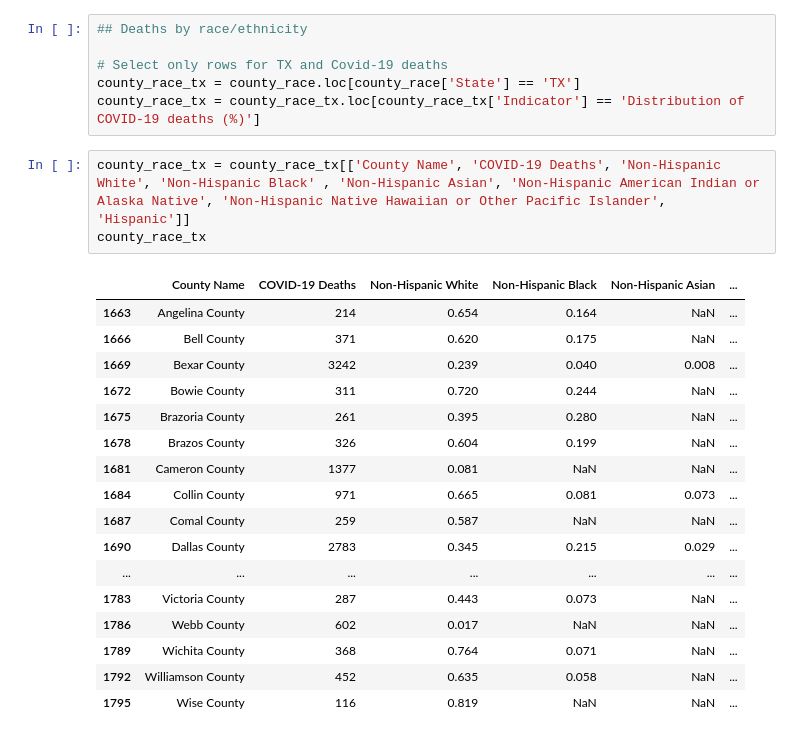
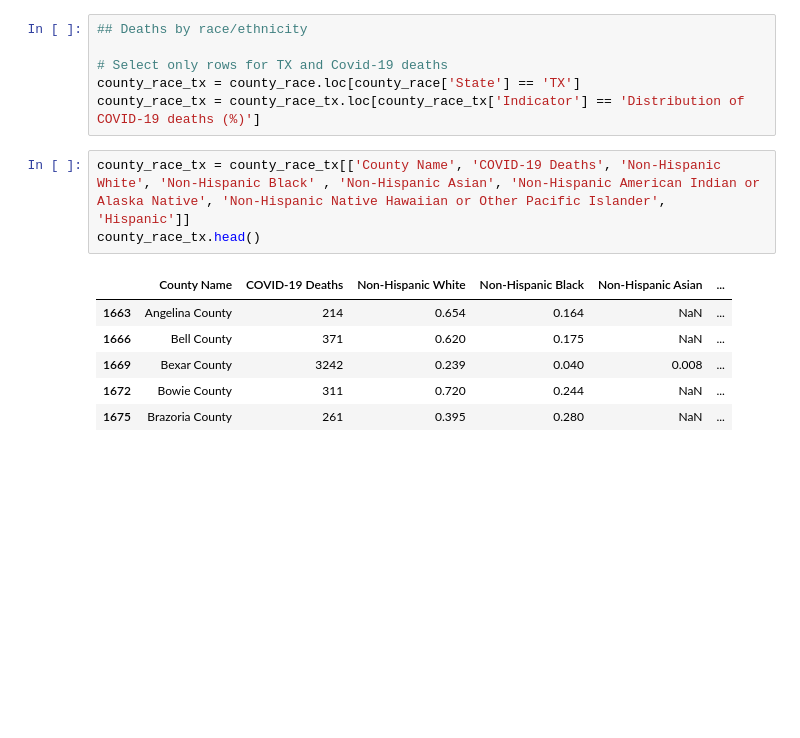
Before and after one commit to Mvhaynes/Project1-covid-analysis, a Jupyter notebook: Covid Analysis.ipynb, the cells around one changed output. Saved outputs shown, nothing was run; the diff lists cells and outputs as text; blank space fills up the shorter version.

```diff
--- a/Covid Analysis.ipynb
+++ b/Covid Analysis.ipynb
@@ -300,23 +283,12 @@ county_race_tx = county_race.loc[county_race['State'] == 'TX']
 county_race_tx = county_race_tx.loc[county_race_tx['Indicator'] == 'Distribution of COVID-19 deaths (%)']
 # %%
 county_race_tx = county_race_tx[['County Name', 'COVID-19 Deaths', 'Non-Hispanic White', 'Non-Hispanic Black' , 'Non-Hispanic Asian', 'Non-Hispanic American Indian or Alaska Native', 'Non-Hispanic Native Hawaiian or Other Pacific Islander', 'Hispanic']]
-county_race_tx
+county_race_tx.head()
 # %% [output]
 |  | County Name | COVID-19 Deaths | Non-Hispanic White | Non-Hispanic Black | Non-Hispanic Asian | ... |
 | 1663 | Angelina County | 214 | 0.654 | 0.164 | NaN | ... |
 | 1666 | Bell County | 371 | 0.620 | 0.175 | NaN | ... |
 | 1669 | Bexar County | 3242 | 0.239 | 0.040 | 0.008 | ... |
 | 1672 | Bowie County | 311 | 0.720 | 0.244 | NaN | ... |
 | 1675 | Brazoria County | 261 | 0.395 | 0.280 | NaN | ... |
-| 1678 | Brazos County | 326 | 0.604 | 0.199 | NaN | ... |
-| 1681 | Cameron County | 1377 | 0.081 | NaN | NaN | ... |
-| 1684 | Collin County | 971 | 0.665 | 0.081 | 0.073 | ... |
-| 1687 | Comal County | 259 | 0.587 | NaN | NaN | ... |
-| 1690 | Dallas County | 2783 | 0.345 | 0.215 | 0.029 | ... |
-| ... | ... | ... | ... | ... | ... | ... |
-| 1783 | Victoria County | 287 | 0.443 | 0.073 | NaN | ... |
-| 1786 | Webb County | 602 | 0.017 | NaN | NaN | ... |
-| 1789 | Wichita County | 368 | 0.764 | 0.071 | NaN | ... |
-| 1792 | Williamson County | 452 | 0.635 | 0.058 | NaN | ... |
-| 1795 | Wise County | 116 | 0.819 | NaN | NaN | ... |
 # %%
```
Also changed, not shown: parts of 6 cells of this notebook.
